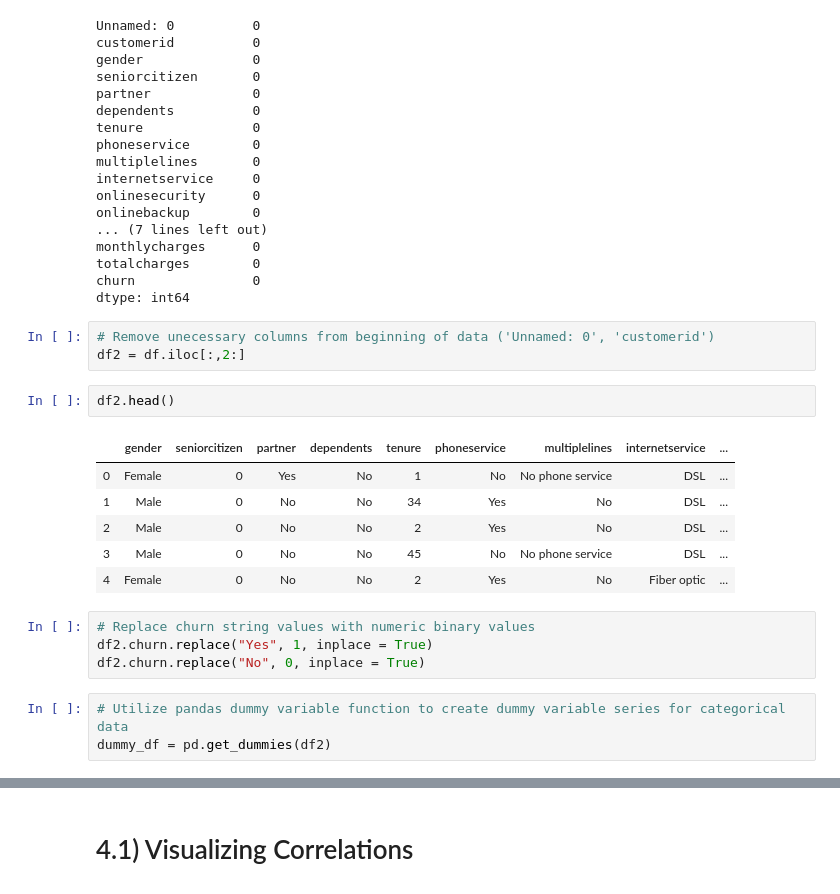
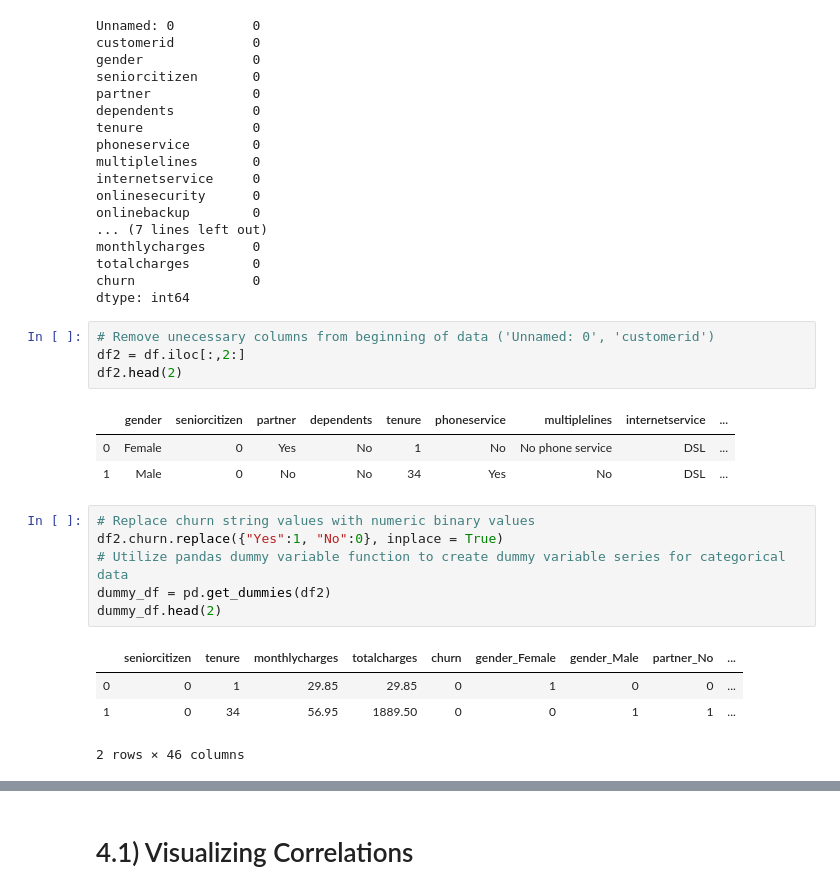
Before and after one commit to andrewcole33/telco_churn_analysis, a Jupyter notebook: regression.ipynb, the cells around one changed output, grey strips where cells are left out. Saved outputs shown, nothing was run; the diff lists cells and outputs as text.

```diff
--- a/regression.ipynb
+++ b/regression.ipynb
@@ -69,19 +69,19 @@ dtype: int64
 # %%
 # Remove unecessary columns from beginning of data ('Unnamed: 0', 'customerid')
 df2 = df.iloc[:,2:]
+df2.head(2)
+# %% [output]
+|  | gender | seniorcitizen | partner | dependents | tenure | phoneservice | multiplelines | internetservice | ... |
+| 0 | Female | 0 | Yes | No | 1 | No | No phone service | DSL | ... |
+| 1 | Male | 0 | No | No | 34 | Yes | No | DSL | ... |
-# %%
-df2.head()
-# %% [output]
-|  | gender | seniorcitizen | partner | dependents | tenure | phoneservice | multiplelines | internetservice | ... |
-| 0 | Female | 0 | Yes | No | 1 | No | No phone service | DSL | ... |
-| 1 | Male | 0 | No | No | 34 | Yes | No | DSL | ... |
-| 2 | Male | 0 | No | No | 2 | Yes | No | DSL | ... |
-| 3 | Male | 0 | No | No | 45 | No | No phone service | DSL | ... |
-| 4 | Female | 0 | No | No | 2 | Yes | No | Fiber optic | ... |
 # %%
 # Replace churn string values with numeric binary values
-df2.churn.replace("Yes", 1, inplace = True)
-df2.churn.replace("No", 0, inplace = True)
+df2.churn.replace({"Yes":1, "No":0}, inplace = True)
+# Utilize pandas dummy variable function to create dummy variable series for categorical data
+dummy_df = pd.get_dummies(df2)
+dummy_df.head(2)
+# %% [output]
+|  | seniorcitizen | tenure | monthlycharges | totalcharges | churn | gender_Female | gender_Male | partner_No | ... |
+| 0 | 0 | 1 | 29.85 | 29.85 | 0 | 1 | 0 | 0 | ... |
+| 1 | 0 | 34 | 56.95 | 1889.50 | 0 | 0 | 1 | 1 | ... |
+2 rows × 46 columns
-# %%
-# Utilize pandas dummy variable function to create dummy variable series for categorical data
-dummy_df = pd.get_dummies(df2)
```
Also changed, not shown: parts of 9 cells of this notebook, 16 other files.
